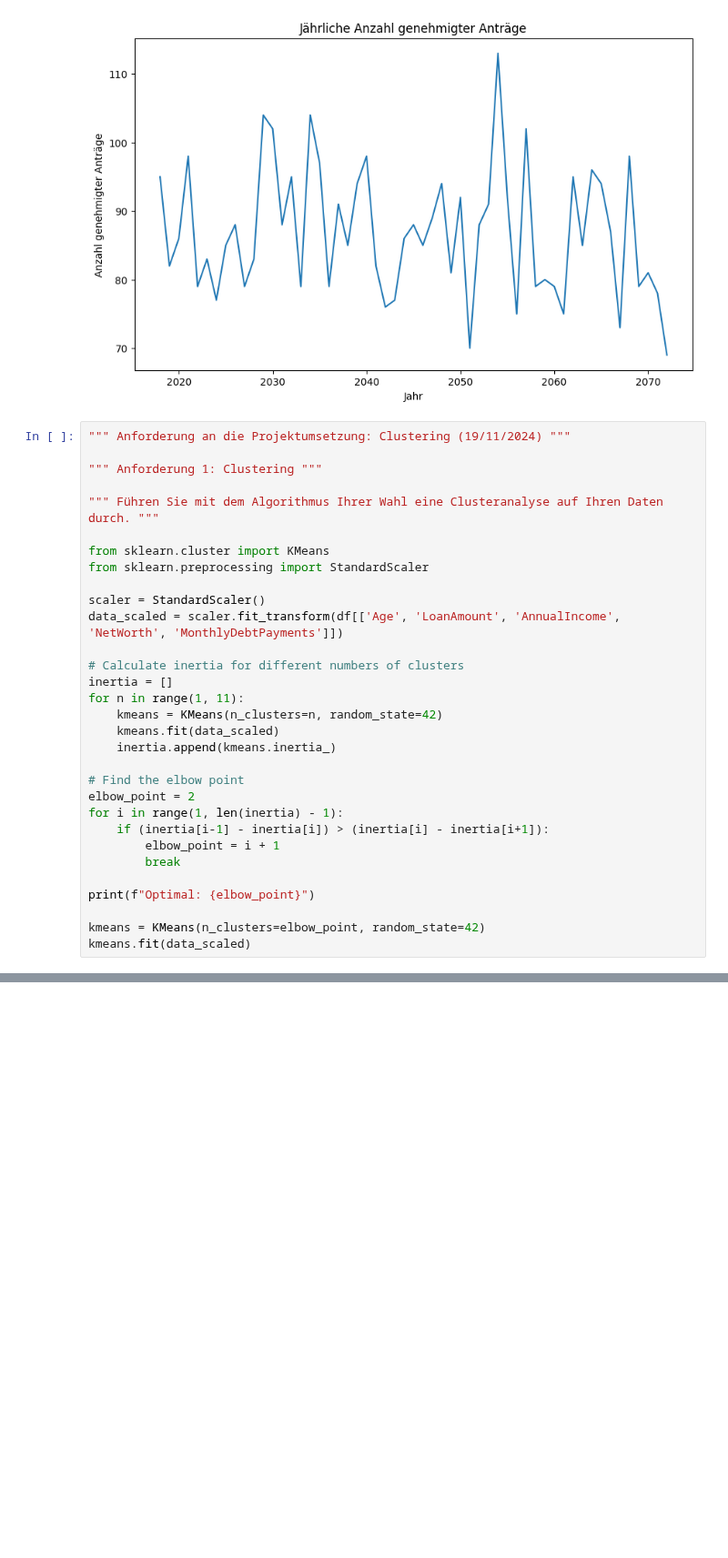
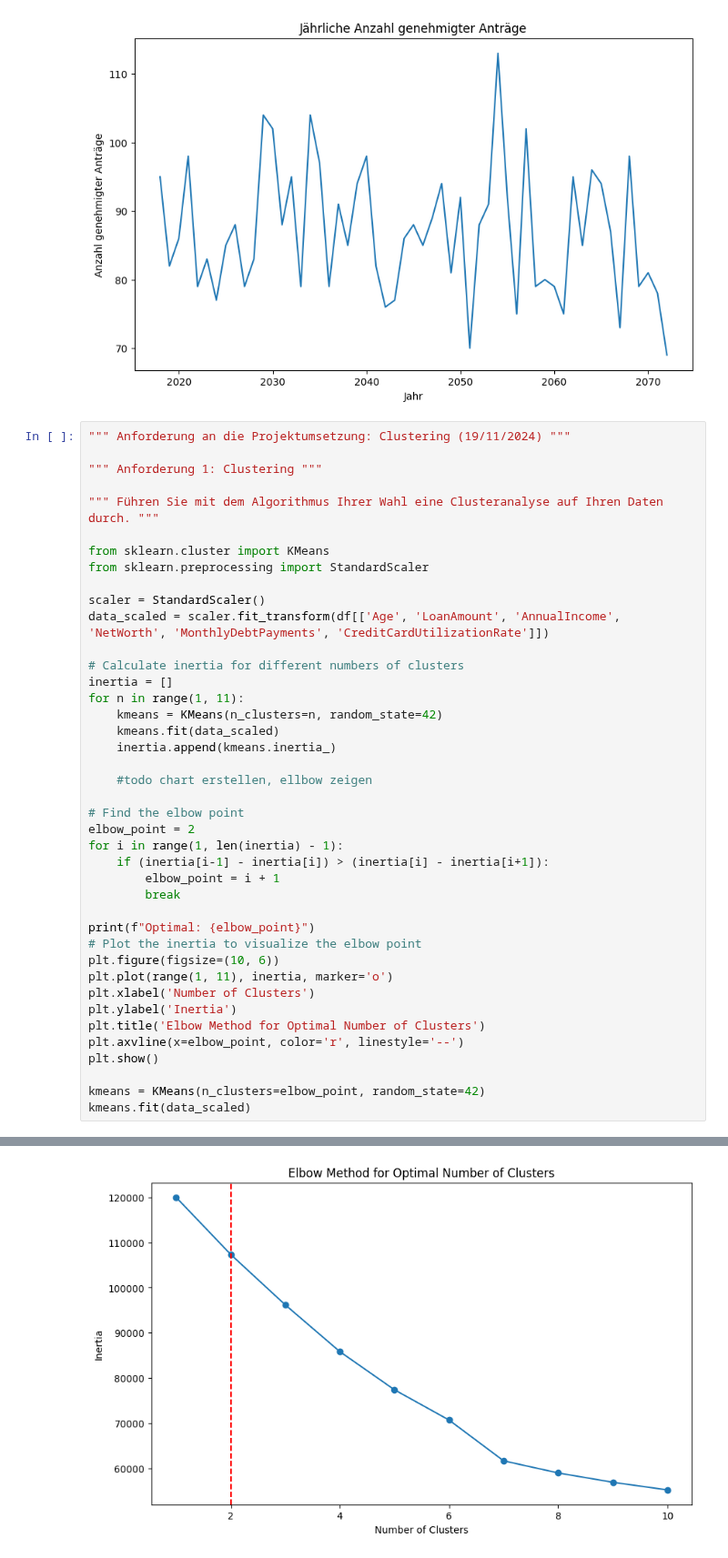
Before and after one commit to jovicdev97/financial-data-analytics, a Jupyter notebook: test.ipynb, the cells around one changed output, grey strips where cells are left out. Shown at 91% size. Cells and saved outputs as stored; diff of their text form; blank space fills up the shorter version.

```diff
--- a/test.ipynb
+++ b/test.ipynb
@@ -470,32 +470,43 @@ plt.show()
 
 """ Anforderung 1: Clustering """
 
 """ Führen Sie mit dem Algorithmus Ihrer Wahl eine Clusteranalyse auf Ihren Daten durch. """
 
 from sklearn.cluster import KMeans
 from sklearn.preprocessing import StandardScaler
 
 scaler = StandardScaler()
-data_scaled = scaler.fit_transform(df[['Age', 'LoanAmount', 'AnnualIncome', 'NetWorth', 'MonthlyDebtPayments']])
+data_scaled = scaler.fit_transform(df[['Age', 'LoanAmount', 'AnnualIncome', 'NetWorth', 'MonthlyDebtPayments', 'CreditCardUtilizationRate']])
 
 # Calculate inertia for different numbers of clusters
 inertia = []
 for n in range(1, 11):
     kmeans = KMeans(n_clusters=n, random_state=42)
     kmeans.fit(data_scaled)
     inertia.append(kmeans.inertia_)
+
+    #todo chart erstellen, ellbow zeigen
 
 # Find the elbow point
 elbow_point = 2
 for i in range(1, len(inertia) - 1):
     if (inertia[i-1] - inertia[i]) > (inertia[i] - inertia[i+1]):
         elbow_point = i + 1
         break
 
 print(f"Optimal: {elbow_point}")
+# Plot the inertia to visualize the elbow point
+plt.figure(figsize=(10, 6))
+plt.plot(range(1, 11), inertia, marker='o')
+plt.xlabel('Number of Clusters')
+plt.ylabel('Inertia')
+plt.title('Elbow Method for Optimal Number of Clusters')
+plt.axvline(x=elbow_point, color='r', linestyle='--')
+plt.show()
 
 kmeans = KMeans(n_clusters=elbow_point, random_state=42)
 kmeans.fit(data_scaled)
 # %% [output]
 Optimal: 2
+[figure, added]
 KMeans(n_clusters=2, random_state=42)
```
Also changed, not shown: parts of 5 cells of this notebook.
